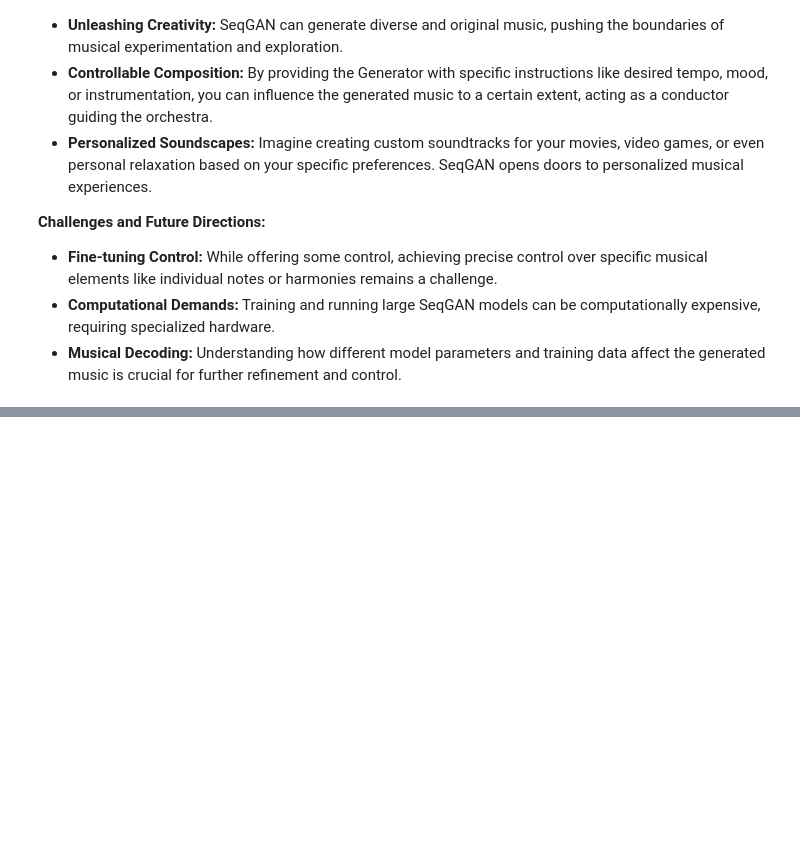
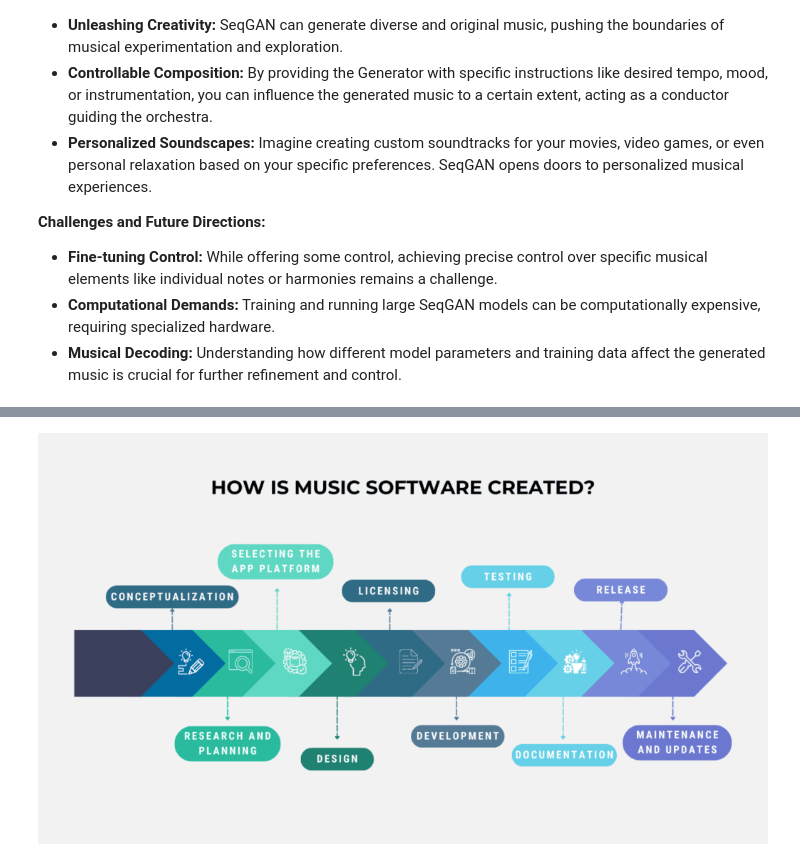
Before and after one commit to Ahmad10Raza/Internship_Assignment_at_DatavisionAI, a Jupyter notebook: AI-Powered Music Generation Application/AI-Powered Music Generation Application.ipynb, the cells around one changed output, grey strips where cells are left out. Saved outputs shown, nothing was run; the diff lists cells and outputs as text; code cells hidden in the pictures; blank space fills up the shorter version.

```diff
--- a/AI-Powered Music Generation Application/AI-Powered Music Generation Application.ipynb
+++ b/AI-Powered Music Generation Application/AI-Powered Music Generation Application.ipynb
@@ -352,0 +744,4 @@ Imagine a scenario where the Generator is a talented artist constantly trying to
+# %%
+Image(filename='images/R.png')
+# %% [output]
+[figure, added]
```
Also changed, not shown: parts of 16 cells of this notebook, 4 other files.
